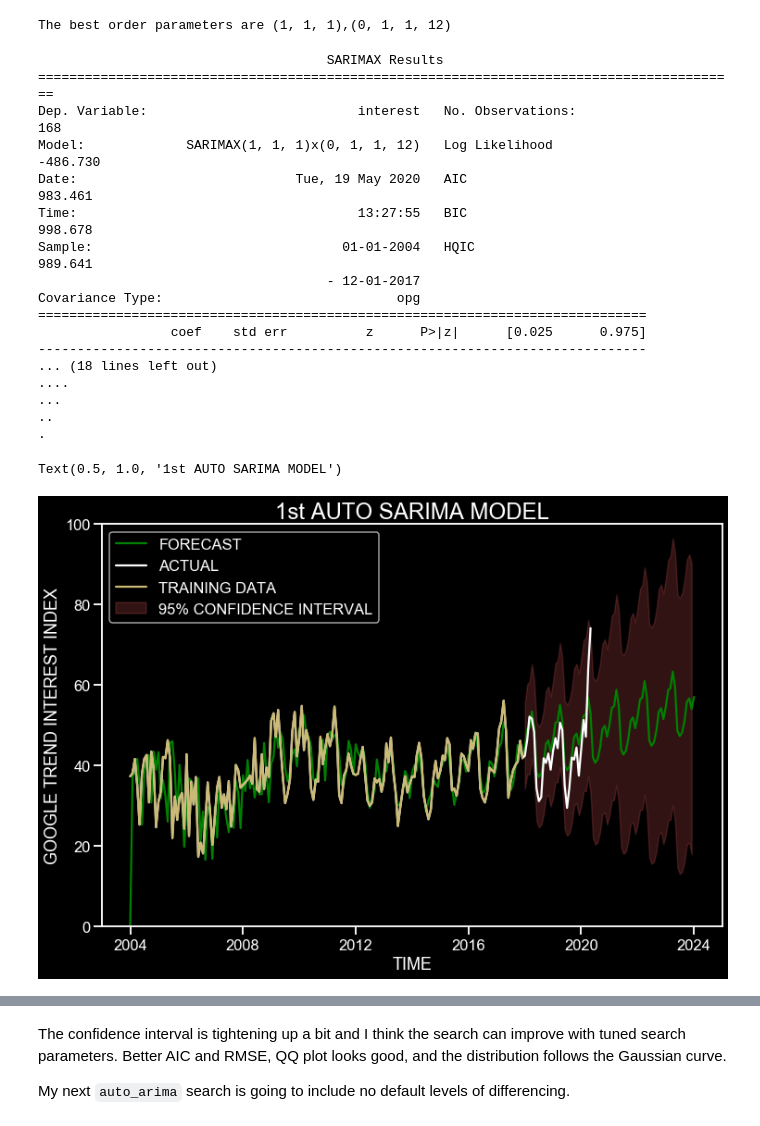
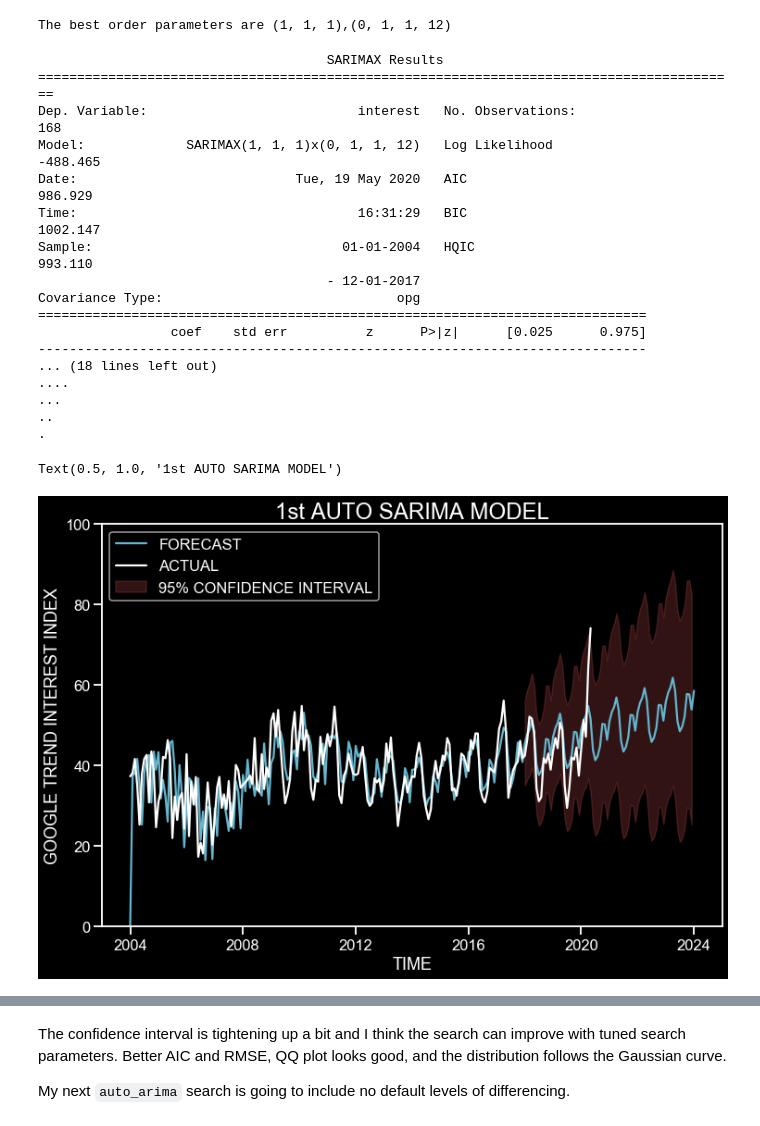
Before and after one commit to daveajstearns/mod5_project, a Jupyter notebook: final_sarima_models.ipynb, the cells around one changed output, grey strips where cells are left out. Saved outputs shown, nothing was run; the diff lists cells and outputs as text; code cells hidden in the pictures.

```diff
--- a/final_sarima_models.ipynb
+++ b/final_sarima_models.ipynb
@@ -138,9 +138,9 @@ nice_plot(master, 'interest')
 master.to_csv('master_series.csv')
 # %%
 # Only run this cell once you have saved down the master file
-# master = pd.read_csv('master_series.csv')
-# master['date'] = pd.to_datetime(master['date'])
-# master.set_index('date', inplace=True)
+master = pd.read_csv('master_series.csv')
+master['date'] = pd.to_datetime(master['date'])
+master.set_index('date', inplace=True)
 # %%
 gen_dftest(master, 'interest')
 # %% [output]
@@ -343,42 +339,40 @@ print('\nForecasting 72 months into the future from the\ntraining data (2018 - 2
 forecast = pd.DataFrame(forecast)
 forecast = rename_column(forecast, 0, 'forecast')
 prediction = fit.get_forecast(steps=72)
 pred_conf = prediction.conf_int()
 # Plot the nice graphs
 fig,ax = plt.subplots(figsize=(12,8))
-sns.lineplot(x=forecast.index, y=forecast['forecast'], color='green')
+sns.lineplot(x=forecast.index, y=forecast['forecast'], color='c')
 sns.lineplot(x=master['2004':].index,
              y=master['2004':]['interest'], color='w')
-sns.lineplot(x=master['2004':'2017'].index,
-             y=master['2004':'2017']['interest'], color='y')
 ax.fill_between(pred_conf.index,
                 pred_conf.iloc[:, 0],
                 pred_conf.iloc[:, 1], color='r', alpha=0.25)
-plt.legend(['FORECAST','ACTUAL','TRAINING DATA', '95% CONFIDENCE INTERVAL'], loc='upper left')
+plt.legend(['FORECAST','ACTUAL', '95% CONFIDENCE INTERVAL'], loc='upper left')
 plt.xlabel('TIME',size=18)
 plt.ylabel('GOOGLE TREND INTEREST INDEX', size=18)
 plt.ylim(0,100)
 plt.title(f'1st AUTO SARIMA MODEL', size=24)
 # %% [output]
                                      SARIMAX Results
 ==========================================================================================
 Dep. Variable:                           interest   No. Observations:                  168
-Model:             SARIMAX(1, 1, 1)x(0, 1, 1, 12)   Log Likelihood                -486.730
-Date:                            Tue, 19 May 2020   AIC                            983.461
-Time:                                    13:27:55   BIC                            998.678
-Sample:                                01-01-2004   HQIC                           989.641
+Model:             SARIMAX(1, 1, 1)x(0, 1, 1, 12)   Log Likelihood                -488.465
+Date:                            Tue, 19 May 2020   AIC                            986.929
+Time:                                    16:31:29   BIC                           1002.147
+Sample:                                01-01-2004   HQIC                           993.110
                                      - 12-01-2017
 Covariance Type:                              opg
 ==============================================================================
                  coef    std err          z      P>|z|      [0.025      0.975]
 ------------------------------------------------------------------------------
 ... (18 lines left out)
 ....
 ...
 ..
 .
 Text(0.5, 1.0, '1st AUTO SARIMA MODEL')
-[figure, old version]
+[figure, new version]
 # %%
 auto_mod_1 = make_chart(fit, 'auto model 1')
 print(fit.plot_diagnostics(figsize=(20,10)))
```
Also changed, not shown: parts of 17 cells of this notebook.
